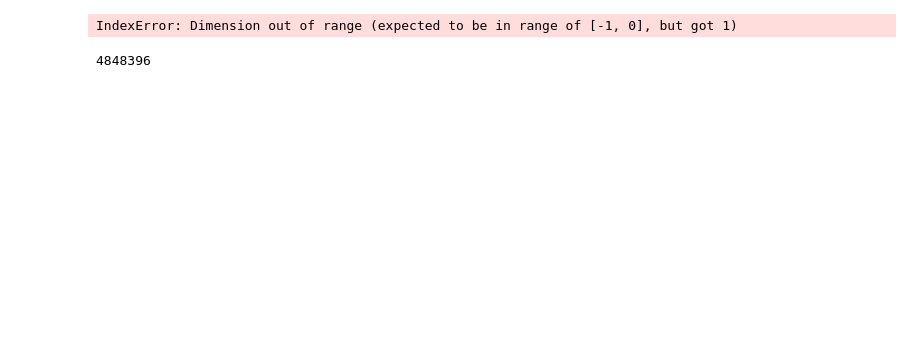
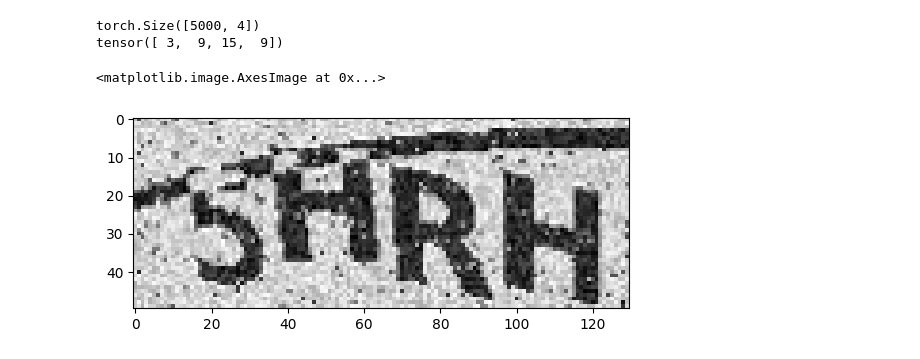
Before and after one commit to casperliuliuliu/MLSystemDesign, a Jupyter notebook: hw2/practice_code/hw2-identification_code.ipynb, the cells around one changed output. Cells and saved outputs as stored; diff of their text form; code cells hidden in the pictures; blank space fills up the shorter version.

```diff
--- a/hw2/practice_code/hw2-identification_code.ipynb
+++ b/hw2/practice_code/hw2-identification_code.ipynb
@@ -306,0 +210,11 @@ KeyboardInterrupt:
+# %%
+train_Y = torch.argmax(origin_Y_tensor, dim=-1)
+print(train_Y.shape)
+index = 20
+print(train_Y[index])
+plt.imshow(train_X[index].permute(1, 2, 0))
+# %% [output]
+torch.Size([5000, 4])
+tensor([ 3,  9, 15,  9])
+<matplotlib.image.AxesImage at 0x...>
+[figure, added]
@@ -351,17 +310,3 @@ def train2(model, train_X, train_Y, epochs, batch_size):
-# %%
-
-model = SimpleCharCNN()
-criterion = nn.CrossEntropyLoss()
-optimizer = optim.Adam(model.parameters(), lr=0.001)
-scheduler = ReduceLROnPlateau(optimizer, 'min', factor=0.8, patience=5, verbose=True, min_lr=0)
-
-# early_stopping = EarlyStopping(patience=15, verbose=True, path='model_checkpoint.pt')
-
-NUM_EPOCHS = 50
-BATCH_SIZE = 32
-train2(model,train_X, train_Y, NUM_EPOCHS, BATCH_SIZE)
-# %% [output]
-IndexError: Dimension out of range (expected to be in range of [-1, 0], but got 1)
 # %%
 def count_parameters(model):
     total_num = 0
@@ -369,6 +314,3 @@ def count_parameters(model):
         if parameter.requires_grad:
             total_num += parameter.numel()
     return total_num
-count_parameters(model)
-# %% [output]
-4848396
```
Also changed, not shown: parts of 26 cells of this notebook, 1 other file.
